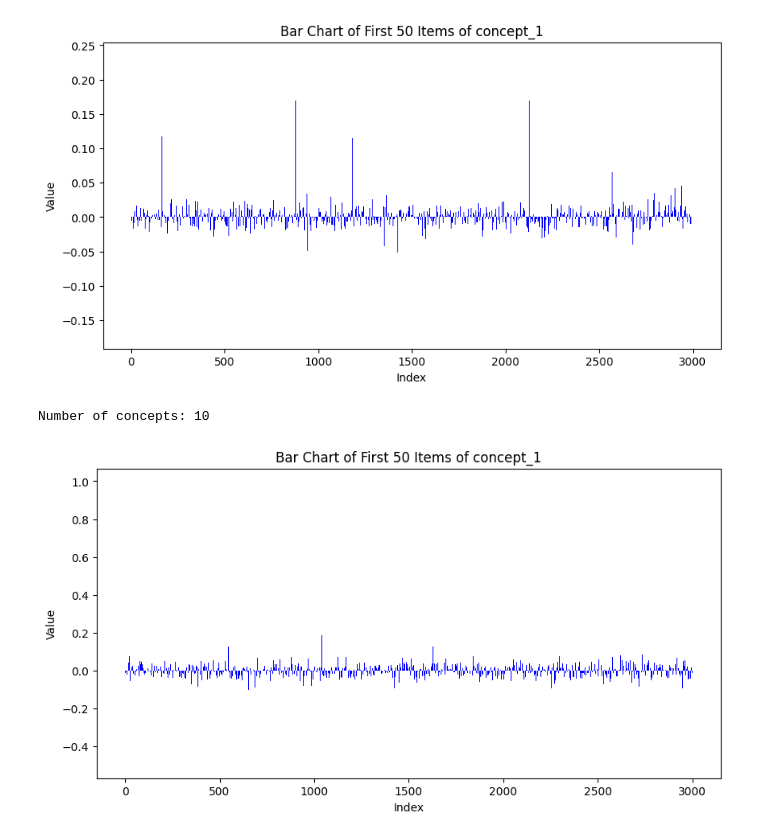
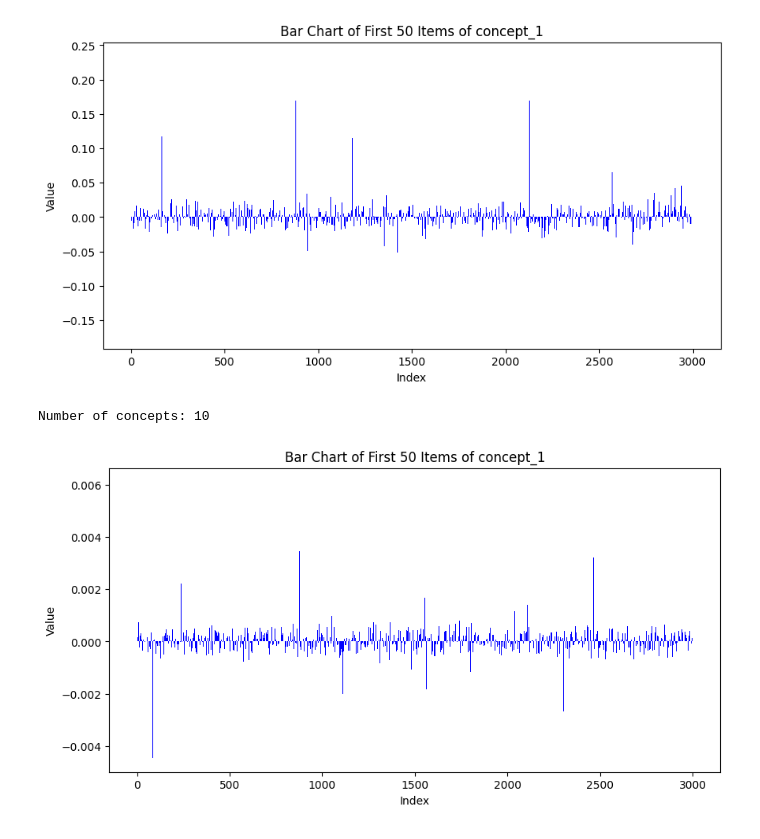
Before and after one commit to Mak-Ta-Reque/xl-vlms, a Jupyter notebook: playground/nuron_finding.ipynb, the cells around one changed output. Cells and saved outputs as stored; diff of their text form; code cells hidden in the pictures.

```diff
--- a/playground/nuron_finding.ipynb
+++ b/playground/nuron_finding.ipynb
@@ -24,25 +24,25 @@ Number of concepts: 10
 [figure]
 # %%
 import torch
-feature_path = "/mnt/abka03/concept_extraction_result/MCoX/SNMF/imagenet_temp/train/concept/combined_concept_l1zca.pth"
+feature_path = "/mnt/abka03/concept_extraction_result/MCoX/SNMF/imagenet_temp/train/concept/redefine_activations_text_grounding_combined_concept_l1_regrounded.pth"
 data = torch.load(feature_path, map_location="cpu")
 
 hidden_states = data["concepts"]
 print(f"Number of concepts: {len(hidden_states)}")
 concept_1 = hidden_states[1]
 import matplotlib.pyplot as plt
 
 # Select the first 50 items of concept_1
 indices = list(range(3000))
 values = concept_1[:3000].numpy()
 
 # Create a bar chart
 plt.figure(figsize=(10, 5))
 plt.bar(indices, values, color='blue')
 plt.xlabel("Index")
 plt.ylabel("Value")
 plt.title("Bar Chart of First 50 Items of concept_1")
 plt.show()
 # %% [output]
 Number of concepts: 10
-[figure, old version]
+[figure, new version]
```
Also changed, not shown: 8 other files.
